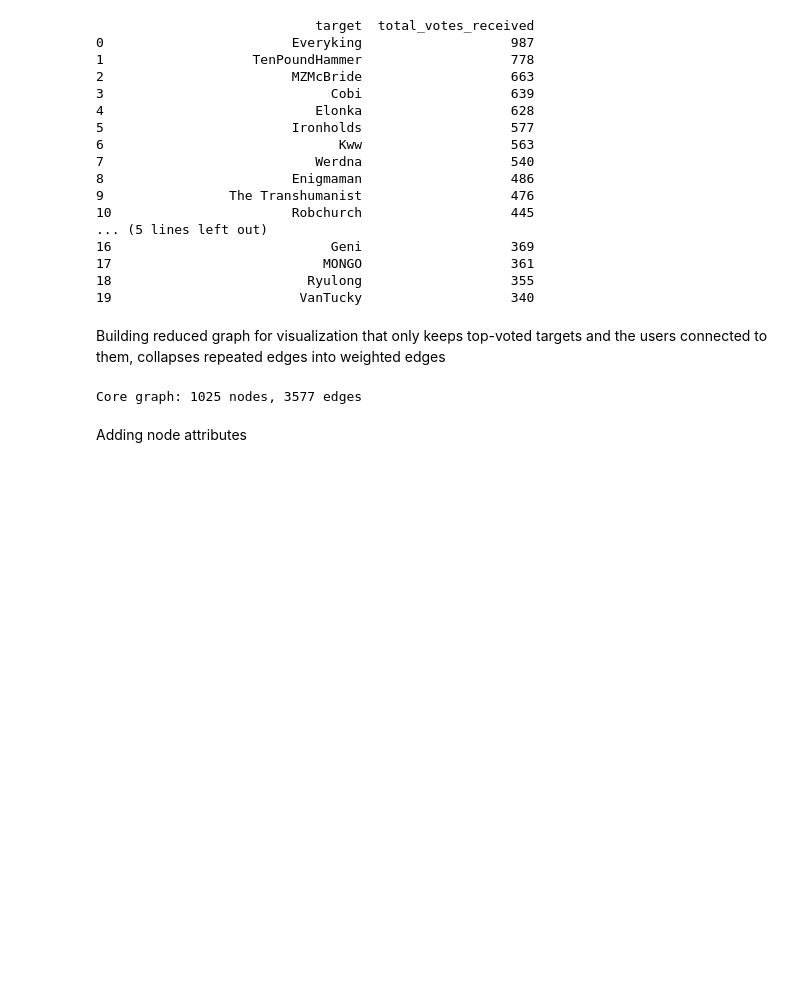
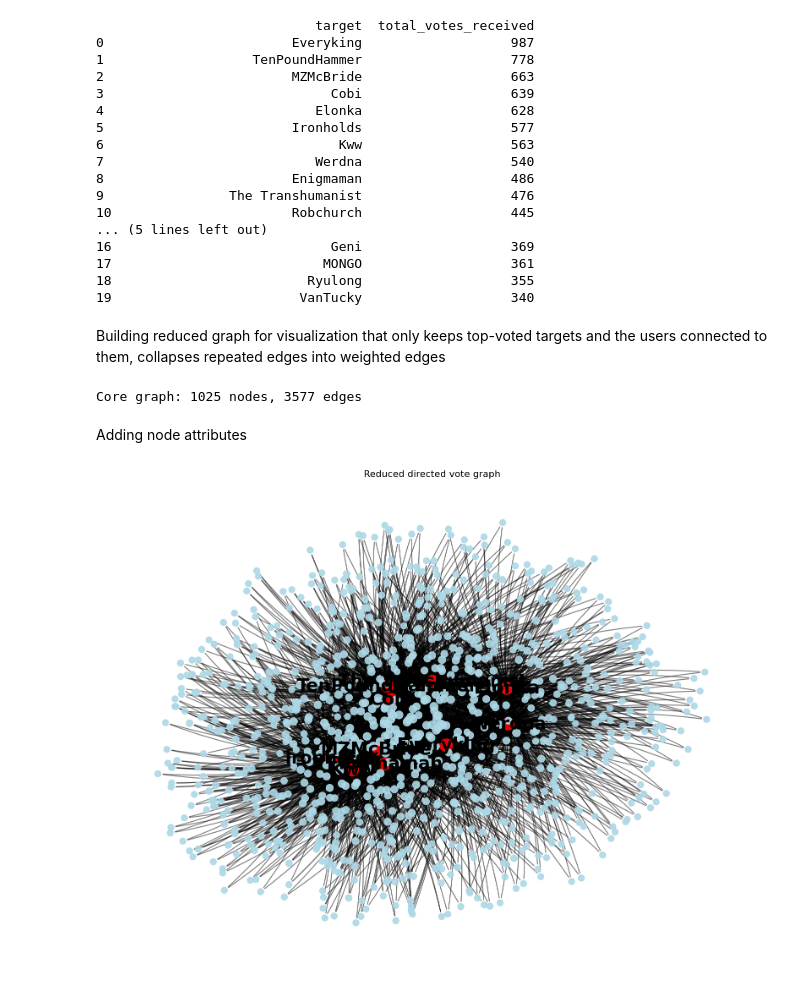
Before and after one commit to Stampe04/CSS_Project, a Jupyter notebook: graph visualization.ipynb, the cells around one changed output. Cells and saved outputs as stored; diff of their text form; code cells hidden in the pictures; blank space fills up the shorter version.

```diff
--- a/graph visualization.ipynb
+++ b/graph visualization.ipynb
@@ -142,6 +142,62 @@ for node in H.nodes():
         f"Out-degree: {outdeg}"
     )
     H.nodes[node]["color"] = "red" if node in top_targets else "lightblue"
+# %%
+# Matplotlib + NetworkX visualization of H
+
+plt.figure(figsize=(16, 12))
+
+# layout
+pos = nx.spring_layout(H, seed=42, k=2.5, iterations=100)
+
+# node styling from your stored attributes
+node_sizes = [H.nodes[n].get("size", 5) * 25 for n in H.nodes()]
+node_colors = [H.nodes[n].get("color", "lightblue") for n in H.nodes()]
+
+# edge widths based on aggregated vote count
+edge_widths = [
+    0.8 + 1.2 * math.log1p(H[u][v].get("weight", 1))
+    for u, v in H.edges()
+]
+
+# draw nodes
+nx.draw_networkx_nodes(
+    H,
+    pos,
+    node_size=node_sizes,
+    node_color=node_colors,
+    alpha=0.9
+)
+
+# draw directed edges
+nx.draw_networkx_edges(
+    H,
+    pos,
+    width=edge_widths,
+    arrows=True,
+    arrowsize=18,
+    arrowstyle='-|>',
+    alpha=0.5,
+    connectionstyle="arc3,rad=0.08"
+)
+
+# label only the top targets to avoid clutter
+labels = {node: str(node) for node in top_targets if node in H.nodes()}
+
+nx.draw_networkx_labels(
+    H,
+    pos,
+    labels=labels,
+    font_size=30,
+    font_weight="bold"
+)
+
+plt.title("Reduced directed vote graph", fontsize=16)
+plt.axis("off")
+plt.tight_layout()
+plt.show()
+# %% [output]
+[figure, added]
 # %%
 # make sure H exists and is not too large
 print(H.number_of_nodes(), H.number_of_edges())
```
Also changed, not shown: parts of 2 cells of this notebook, 2 other files.
